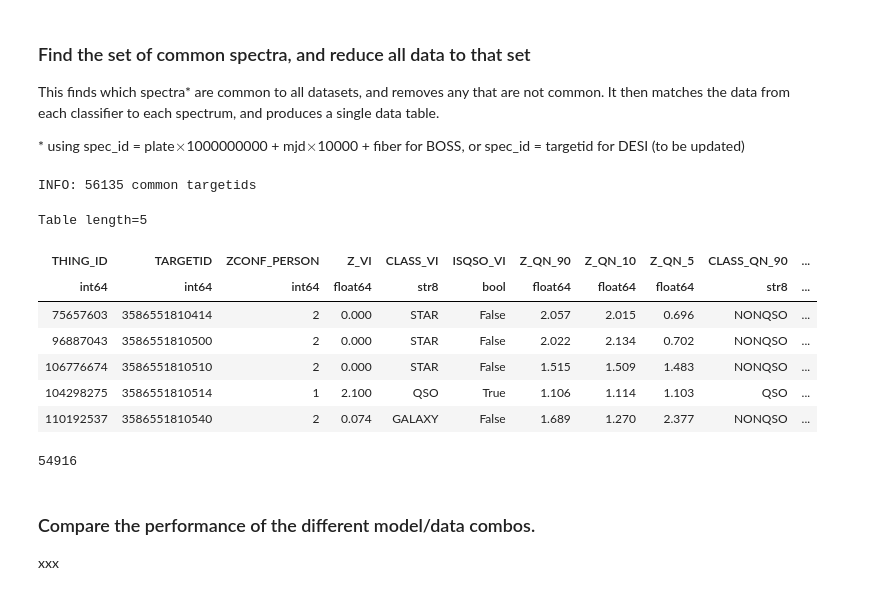
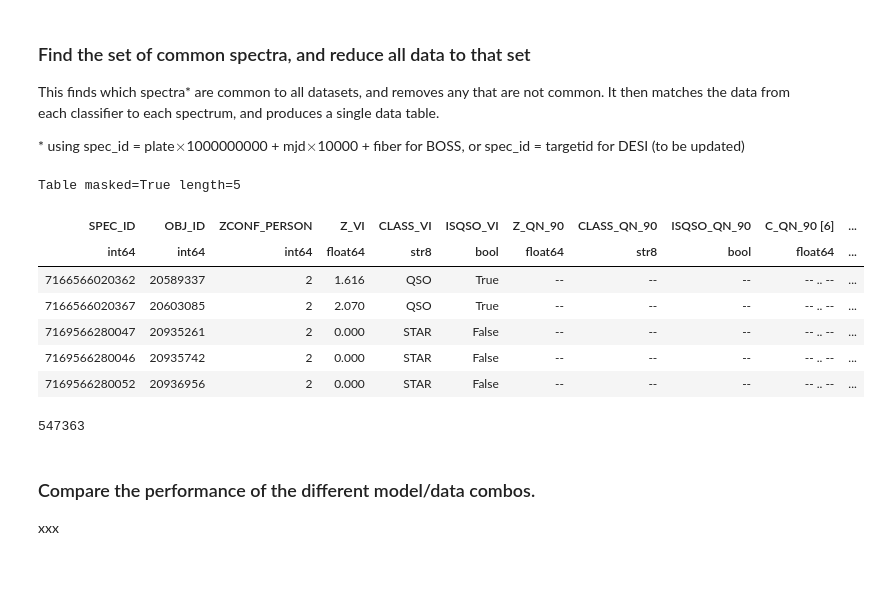
Before and after one commit to jfarr03/QuasarNET_analysis, a Jupyter notebook: analysis/notebooks/QN_performance_vs_training_set_size.ipynb, the cells around one changed output. Cells and saved outputs as stored; diff of their text form; code cells hidden in the pictures.

```diff
--- a/analysis/notebooks/QN_performance_vs_training_set_size.ipynb
+++ b/analysis/notebooks/QN_performance_vs_training_set_size.ipynb
@@ -30,7 +33,7 @@ truth = read_truth([f_truth])
 data = {}
 
 ## Load the QN 90% data.
-f_qn = temp_output_loc+'/results/qn_results/qn_performance_vs_training_set_size/qn_90pc.fits'
+f_qn = variables.OUTDIR+'/results/qn_results/qn_performance_vs_training_set_size/qn_90pc.fits'
 data['QN_90'] = utils.load_qn_data(f_qn,n_detect=n_detect,c_th=c_th,include_c=include_c_qn)
 
 """## Load the QN data.
@@ -82,23 +85,23 @@ f_qn = '/global/homes/j/jfarr/Projects/QuasarNET/test_mkl/qn_qnet_test_mkl_0.1_1
 data['QN50_test_mkl_1_10'] = utils.load_qn_data(f_qn,n_detect=n_detect,c_th=c_th,include_c=include_c_qn)"""
 
 ## Load the QN 10% data.
-f_qn = temp_output_loc+'/results/qn_results/qn_performance_vs_training_set_size/qn_10pc.fits'
+f_qn = variables.OUTDIR+'/results/qn_results/qn_performance_vs_training_set_size/qn_10pc.fits'
 data['QN_10'] = utils.load_qn_data(f_qn,n_detect=n_detect,c_th=c_th,include_c=include_c_qn)
 
 ## Load the QN TF2 10% data.
-#f_qn = temp_output_loc+'/results/qn_results/qn_tf2_test.fits'
+#f_qn = variables.OUTDIR+'/results/qn_results/qn_tf2_test.fits'
 #data['QNtf2_10'] = utils.load_qn_data(f_qn,n_detect=n_detect,c_th=c_th,include_c=include_c_qn)
 
 ## Load the QN 5% data.
-f_qn = temp_output_loc+'/results/qn_results/qn_performance_vs_training_set_size/qn_5pc.fits'
+f_qn = variables.OUTDIR+'/results/qn_results/qn_performance_vs_training_set_size/qn_5pc.fits'
 data['QN_5'] = utils.load_qn_data(f_qn,n_detect=n_detect,c_th=c_th,include_c=include_c_qn)
 
 ## Load the QN 2.5% data.
-#f_qn = temp_output_loc+'/results/qn_results/qn_performance_vs_training_set_size/qn_2.5pc.fits'
+#f_qn = variables.OUTDIR+'/results/qn_results/qn_performance_vs_training_set_size/qn_2.5pc.fits'
 #data['QN_2.5'] = utils.load_qn_data(f_qn,n_detect=n_detect,c_th=c_th,include_c=include_c_qn)
 
 ## Load the QN 1% data.
-#f_qn = temp_output_loc+'/results/qn_results/qn_performance_vs_training_set_size/qn_1pc.fits'
+#f_qn = variables.OUTDIR+'/results/qn_results/qn_performance_vs_training_set_size/qn_1pc.fits'
 #data['QN_1'] = utils.load_qn_data(f_qn,n_detect=n_detect,c_th=c_th,include_c=include_c_qn)
 # %% [markdown]
 ### Find the set of common spectra, and reduce all data to that set
@@ -106,24 +109,24 @@ This finds which spectra* are common to all datasets, and removes any that are n
 
 \* using spec_id = plate$\times$1000000000 + mjd$\times$10000 + fiber for BOSS, or spec_id = targetid for DESI (to be updated)
 # %%
-data_table = utils.reduce_data_to_table(data,truth,include_c_qn=include_c_qn)
+data_table = utils.reduce_data_to_table(data,truth,include_c_qn=include_c_qn,common_specids=False)
 data_table[:5]
 # %% [output]
-INFO: 56135 common targetids
+Table masked=True length=5
-Table length=5
-| THING_ID | TARGETID | ZCONF_PERSON | Z_VI | CLASS_VI | ISQSO_VI | Z_QN_90 | Z_QN_10 | Z_QN_5 | CLASS_QN_90 | ... |
-| int64 | int64 | int64 | float64 | str8 | bool | float64 | float64 | float64 | str8 | ... |
-| 75657603 | 3586551810414 | 2 | 0.000 | STAR | False | 2.057 | 2.015 | 0.696 | NONQSO | ... |
-| 96887043 | 3586551810500 | 2 | 0.000 | STAR | False | 2.022 | 2.134 | 0.702 | NONQSO | ... |
-| 106776674 | 3586551810510 | 2 | 0.000 | STAR | False | 1.515 | 1.509 | 1.483 | NONQSO | ... |
-| 104298275 | 3586551810514 | 1 | 2.100 | QSO | True | 1.106 | 1.114 | 1.103 | QSO | ... |
-| 110192537 | 3586551810540 | 2 | 0.074 | GALAXY | False | 1.689 | 1.270 | 2.377 | NONQSO | ... |
+| SPEC_ID | OBJ_ID | ZCONF_PERSON | Z_VI | CLASS_VI | ISQSO_VI | Z_QN_90 | CLASS_QN_90 | ISQSO_QN_90 | C_QN_90 [6] | ... |
+| int64 | int64 | int64 | float64 | str8 | bool | float64 | str8 | bool | float64 | ... |
+| 7166566020362 | 20589337 | 2 | 1.616 | QSO | True | -- | -- | -- | -- .. -- | ... |
+| 7166566020367 | 20603085 | 2 | 2.070 | QSO | True | -- | -- | -- | -- .. -- | ... |
+| 7169566280047 | 20935261 | 2 | 0.000 | STAR | False | -- | -- | -- | -- .. -- | ... |
+| 7169566280046 | 20935742 | 2 | 0.000 | STAR | False | -- | -- | -- | -- .. -- | ... |
+| 7169566280052 | 20936956 | 2 | 0.000 | STAR | False | -- | -- | -- | -- .. -- | ... |
 # %%
-# Include only objects in the data table that have the highest confidence level.
-data_table = data_table[data_table['ZCONF_PERSON']==2]
+# Include only objects in the data table that have the highest confidence level, and VI redshift not equal to -1.
+w = (data_table['ZCONF_PERSON']==2) & (data_table['Z_VI']>-1)
+data_table = data_table[w]
 len(data_table)
 # %% [output]
-54916
+547363
 # %% [markdown]
 ### Compare the performance of the different model/data combos.
 xxx
```
Also changed, not shown: parts of 7 cells of this notebook, 11 other files.
